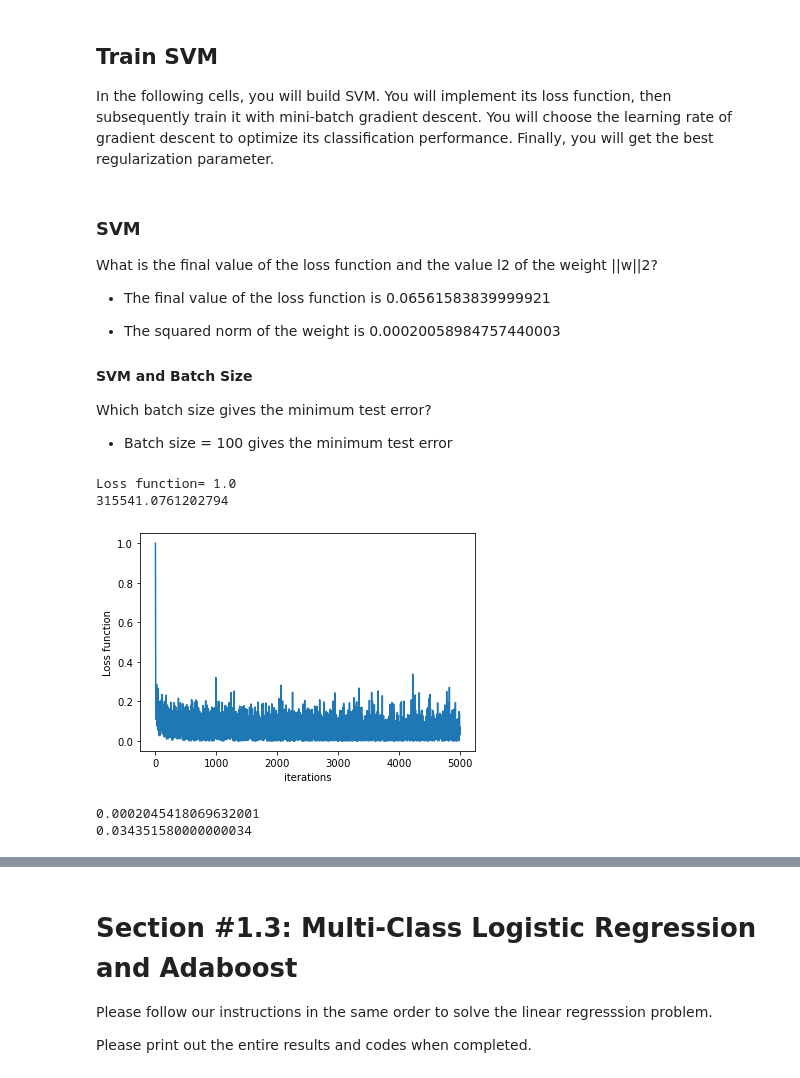
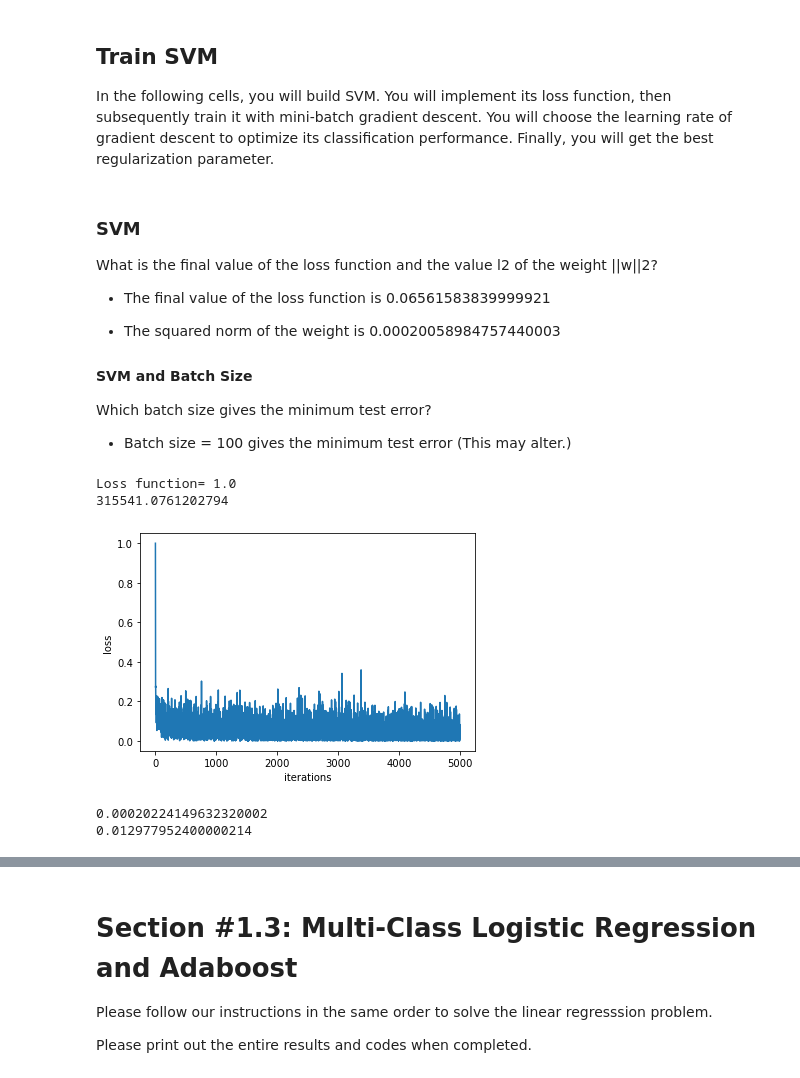
Before and after one commit to yunhaj47/21W-EE246-proj1, a Jupyter notebook: Code/Notebook.ipynb, the cells around one changed output, grey strips where cells are left out. Drawn from its saved outputs; the diff is of its cells as text; code cells hidden in the pictures.

```diff
--- a/Code/Notebook.ipynb
+++ b/Code/Notebook.ipynb
@@ -680,7 +742,7 @@ What is the final value of the loss function and the value l2 of the weight ||w|
 
 Which batch size gives the minimum test error?
 
-- Batch size = 100 gives the minimum test error
+- Batch size = 100 gives the minimum test error (This may alter.)
 # %%
 from SVM import SVM
 # %%
@@ -696,18 +758,18 @@ Loss function= 1.0
 # %%
 # Complete train_svm function in SVM.py file
 loss_history, w = svm.train_svm(X_train,y_train, eta=1e-6,batch_size=50, num_iters=5000)
 fig = plt.figure()
 plt.plot(loss_history)
 plt.xlabel('iterations')
-plt.ylabel('Loss function')
+plt.ylabel('loss')
 plt.show()
 fig.savefig('svm_loss_hist.pdf')
 print(np.linalg.norm(w,ord=2)**2)
 print(loss_history[4999])
 # %% [output]
-[figure, old version]
+[figure, new version]
-0.0002045418069632001
-0.034351580000000034
+0.00020224149632320002
+0.012977952400000214
 # %%
 # Complete predict function in SVM.py file and compute the percentage of misclassified points in the test data
 y_pred = svm.predict(X_test)
```
Also changed, not shown: parts of 17 cells of this notebook, 4 other files.
